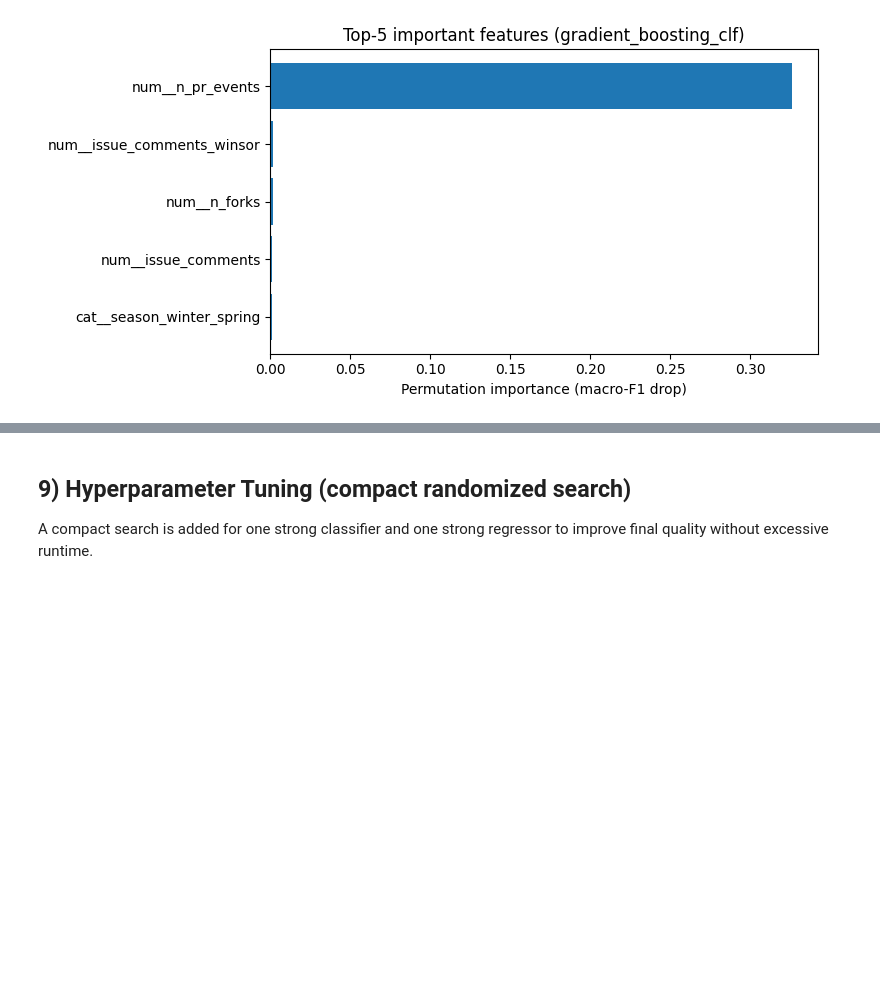
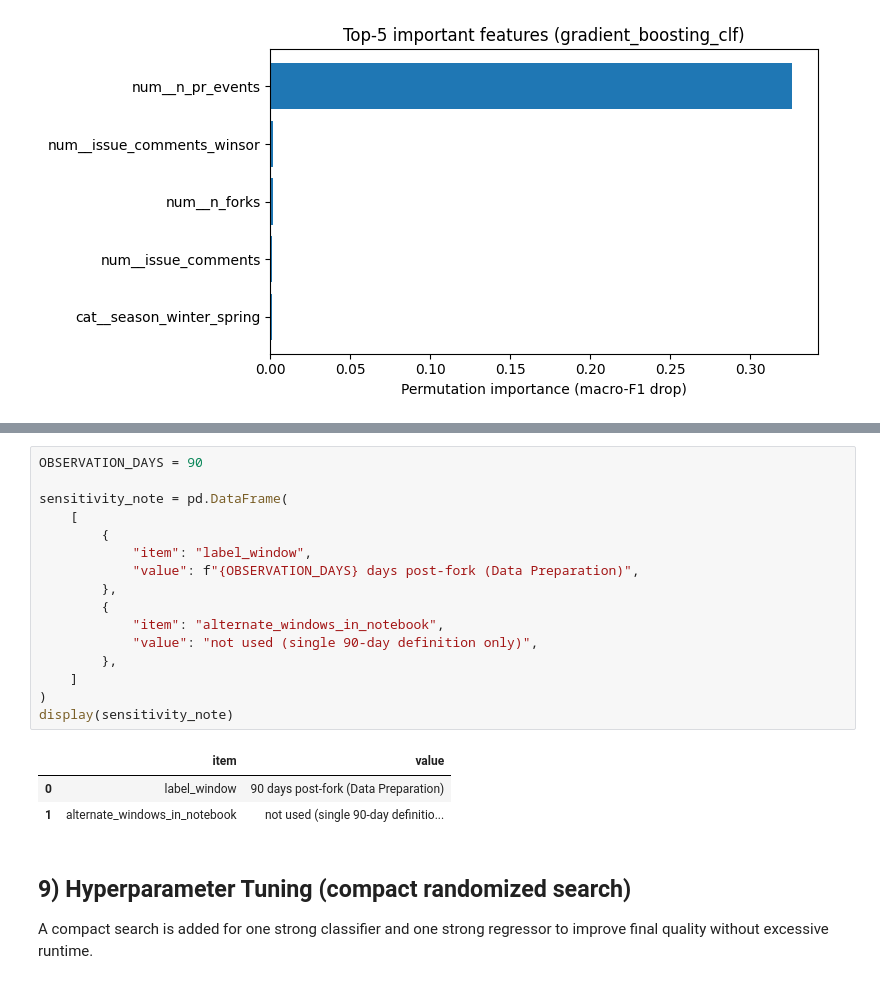
Before and after one commit to Data-Mining-IU/GitHub-Fork-to-PR-Conversion, a Jupyter notebook: src/Modeling.ipynb, the cells around one changed output, grey strips where cells are left out. Drawn from its saved outputs; the diff is of its cells as text; blank space fills up the shorter version.

```diff
--- a/src/Modeling.ipynb
+++ b/src/Modeling.ipynb
@@ -639,3 +565,23 @@ Proxy sensitivity used: dataset does not contain explicit 30d/90d target columns
+# %%
+OBSERVATION_DAYS = 90
+
+sensitivity_note = pd.DataFrame(
+    [
+        {
+            "item": "label_window",
+            "value": f"{OBSERVATION_DAYS} days post-fork (Data Preparation)",
+        },
+        {
+            "item": "alternate_windows_in_notebook",
+            "value": "not used (single 90-day definition only)",
+        },
+    ]
+)
+display(sensitivity_note)
+# %% [output]
+|  | item | value |
+| 0 | label_window | 90 days post-fork (Data Preparation) |
+| 1 | alternate_windows_in_notebook | not used (single 90-day definitio... |
 # %% [markdown]
 ## 9) Hyperparameter Tuning (compact randomized search)
 
```
Also changed, not shown: parts of 9 cells of this notebook, 2 other files.
